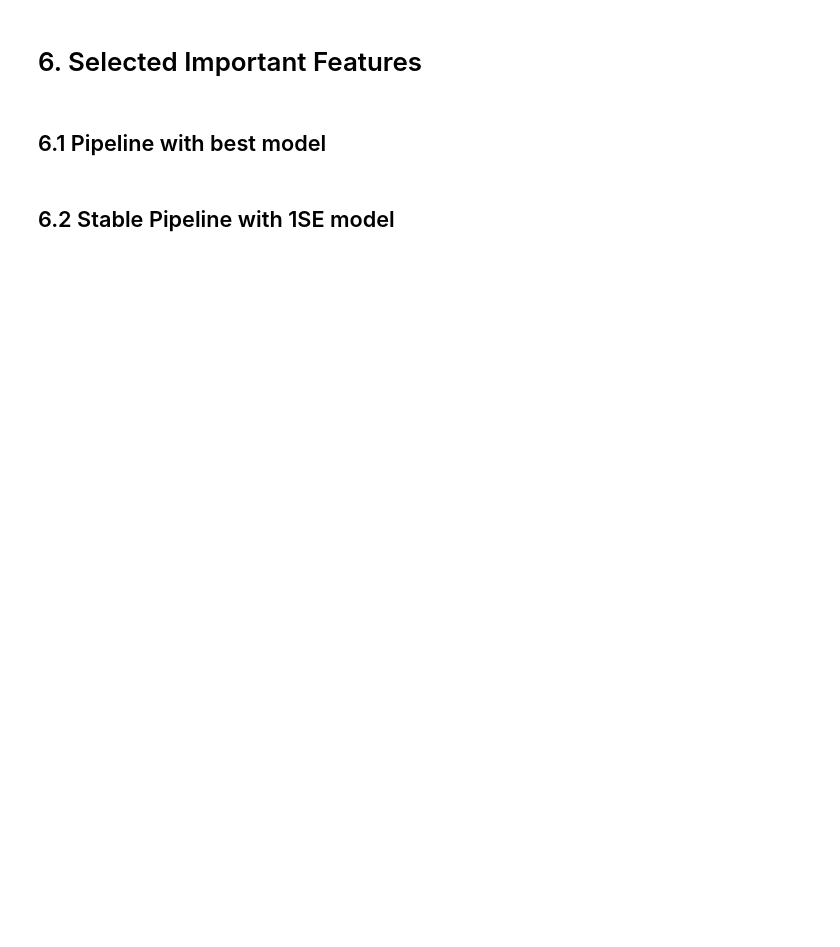
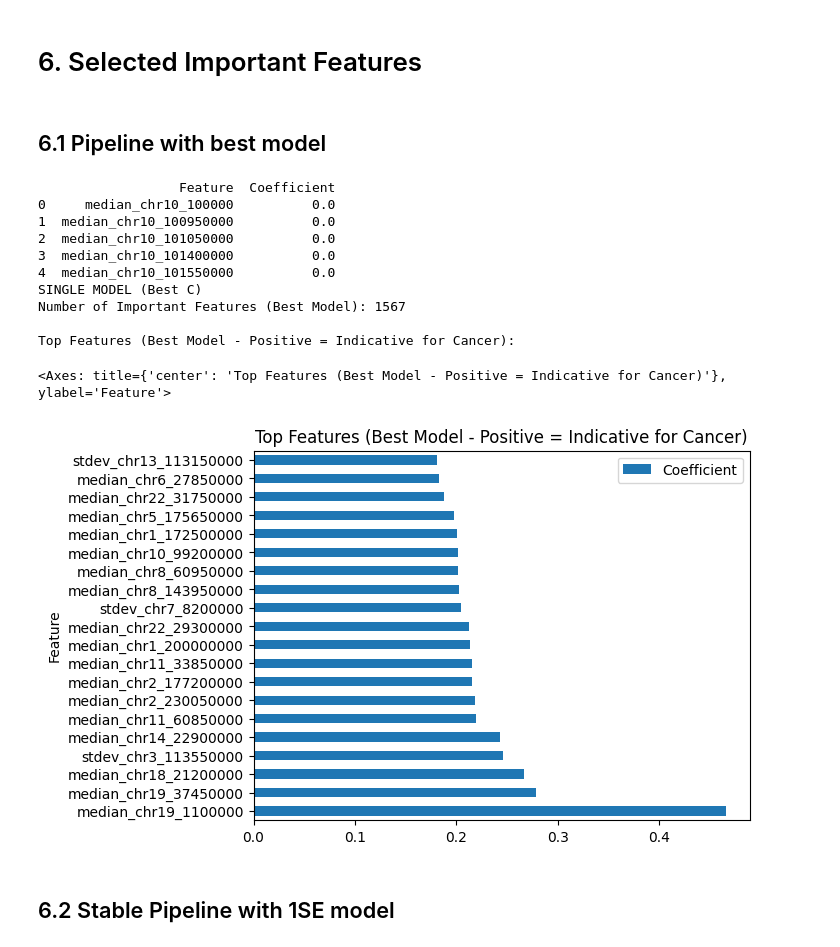
Before and after one commit to LabMedDHM/lotta_frag, a Jupyter notebook: 04_lasso_modeling.ipynb, the cells around one changed output. Saved outputs shown, nothing was run; the diff lists cells and outputs as text; code cells hidden in the pictures; blank space fills up the shorter version.

```diff
--- a/04_lasso_modeling.ipynb
+++ b/04_lasso_modeling.ipynb
@@ -545,19 +587,32 @@ plt.show()
 # %%
 from cv_lasso_single_fold import cross_validation, analyze_feature_stability, plot_roc_curves, plot_auc_boxplot
 
 lasso_model = simple_pipeline.named_steps['lasso_cv']
 
 coef_df = pd.DataFrame({
-    "Feature": X.columns,
+    "Feature": X_train.columns,
     "Coefficient": lasso_model.coef_[0]
 })
 print(coef_df.head())
 important_features = coef_df[coef_df["Coefficient"] != 0].sort_values(by="Coefficient", ascending=False)
 
 print("SINGLE MODEL (Best C)")
 print(f"Number of Important Features (Best Model): {len(important_features)}")
 print("\nTop Features (Best Model - Positive = Indicative for Cancer):")
 important_features.head(20).plot.barh(x="Feature", y="Coefficient", title="Top Features (Best Model - Positive = Indicative for Cancer)")
+# %% [output]
+                  Feature  Coefficient
+0     median_chr10_100000          0.0
+1  median_chr10_100950000          0.0
+2  median_chr10_101050000          0.0
+3  median_chr10_101400000          0.0
+4  median_chr10_101550000          0.0
+SINGLE MODEL (Best C)
+Number of Important Features (Best Model): 1567
+
+Top Features (Best Model - Positive = Indicative for Cancer):
+<Axes: title={'center': 'Top Features (Best Model - Positive = Indicative for Cancer)'}, ylabel='Feature'>
+[figure, added]
 # %% [markdown]
 ## 6.2 Stable Pipeline with 1SE model
 # %%
```
Also changed, not shown: parts of 18 cells of this notebook, 3 other files.
